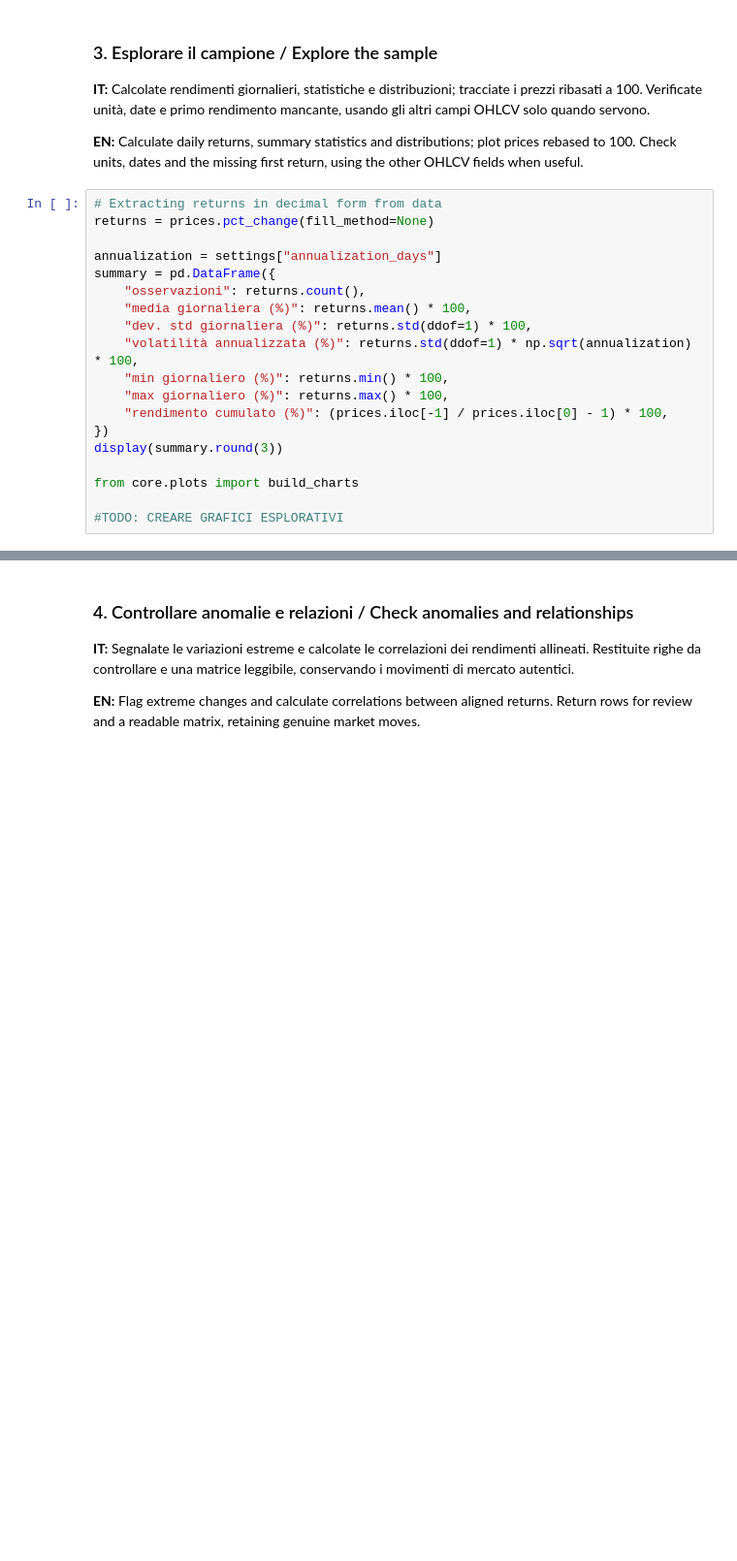
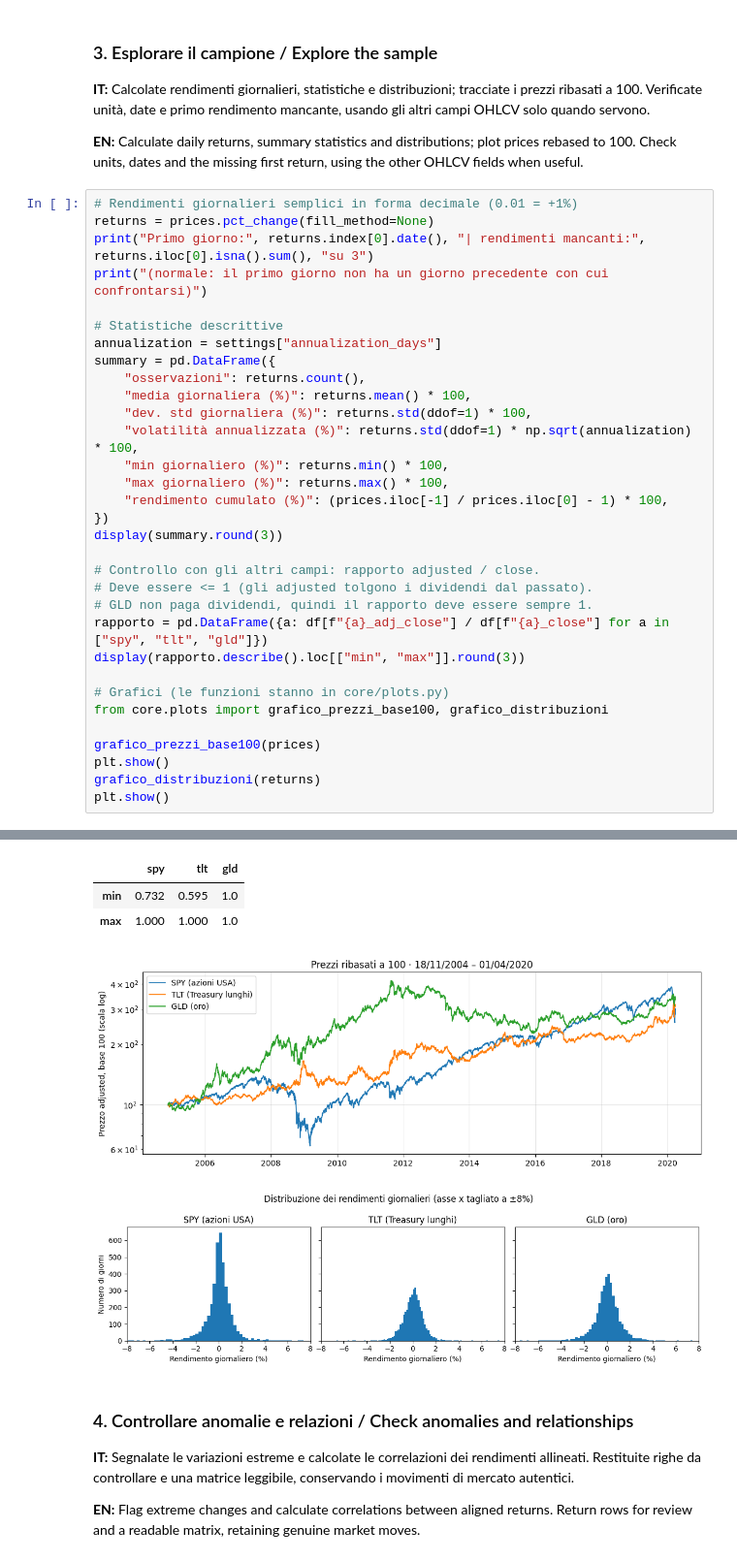
Before and after one commit to Tartaluca21/market-regime-explorer-SF, a Jupyter notebook: notebooks/01_data_and_features.ipynb, the cells around one changed output, grey strips where cells are left out. Shown at 97% size. Cells and saved outputs as stored; diff of their text form; blank space fills up the shorter version.

```diff
--- a/notebooks/01_data_and_features.ipynb
+++ b/notebooks/01_data_and_features.ipynb
@@ -92,9 +116,12 @@ print(f"{len(prices):,} giornate di borsa, indicati in USD con label aggiornate.
 
 **EN:** Calculate daily returns, summary statistics and distributions; plot prices rebased to 100. Check units, dates and the missing first return, using the other OHLCV fields when useful.
 # %%
-# Extracting returns in decimal form from data
+# Rendimenti giornalieri semplici in forma decimale (0.01 = +1%)
 returns = prices.pct_change(fill_method=None)
+print("Primo giorno:", returns.index[0].date(), "| rendimenti mancanti:", returns.iloc[0].isna().sum(), "su 3")
+print("(normale: il primo giorno non ha un giorno precedente con cui confrontarsi)")
 
+# Statistiche descrittive
 annualization = settings["annualization_days"]
 summary = pd.DataFrame({
     "osservazioni": returns.count(),
@@ -107,7 +134,17 @@ summary = pd.DataFrame({
 })
 display(summary.round(3))
 
-from core.plots import build_charts
+# Controllo con gli altri campi: rapporto adjusted / close.
+# Deve essere <= 1 (gli adjusted tolgono i dividendi dal passato).
+# GLD non paga dividendi, quindi il rapporto deve essere sempre 1.
+rapporto = pd.DataFrame({a: df[f"{a}_adj_close"] / df[f"{a}_close"] for a in ["spy", "tlt", "gld"]})
+display(rapporto.describe().loc[["min", "max"]].round(3))
 
-#TODO: CREARE GRAFICI ESPLORATIVI
+# Grafici (le funzioni stanno in core/plots.py)
+from core.plots import grafico_prezzi_base100, grafico_distribuzioni
+
+grafico_prezzi_base100(prices)
+plt.show()
+grafico_distribuzioni(returns)
+plt.show()
 # %% [output]
@@ -114,7 +153,12 @@ from core.plots import build_charts
 |  | osservazioni | media giornaliera (%) | dev. std giornaliera (%) | volatilità annualizzata (%) | min giornaliero (%) | ... |
 | equity | 3867 | 0.034 | 1.225 | 19.440 | -10.942 | ... |
 | bond | 3867 | 0.034 | 0.897 | 14.234 | -6.668 | ... |
 | gold | 3867 | 0.038 | 1.151 | 18.264 | -8.781 | ... |
+|  | spy | tlt | gld |
+| min | 0.732 | 0.595 | 1.0 |
+| max | 1.000 | 1.000 | 1.0 |
+[figure, added]
+[figure, added]
 # %% [markdown]
 ### 4. Controllare anomalie e relazioni / Check anomalies and relationships
 
```
Also changed, not shown: parts of 5 cells of this notebook, 2 other files.
